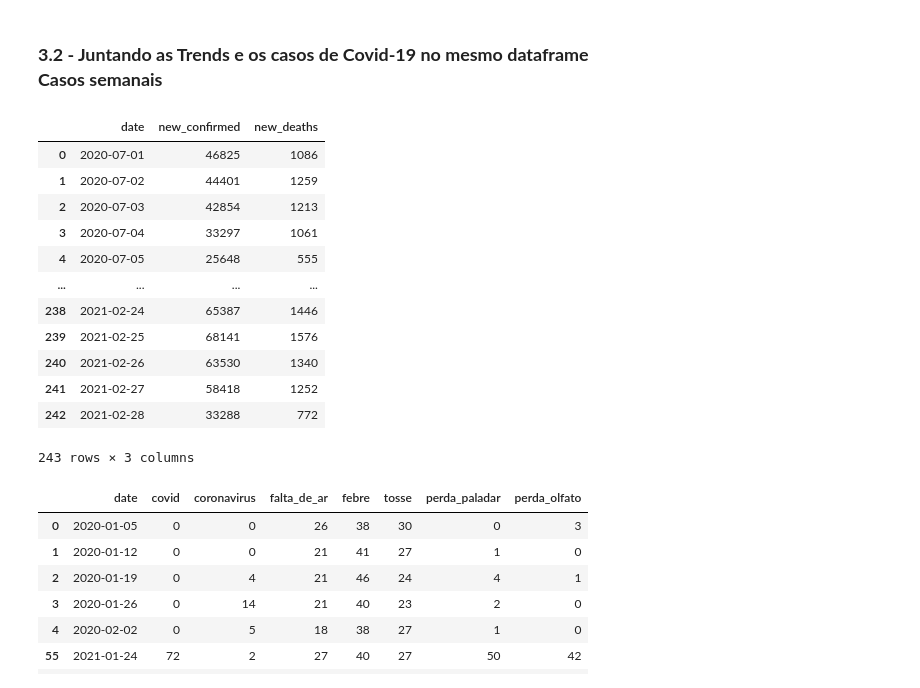
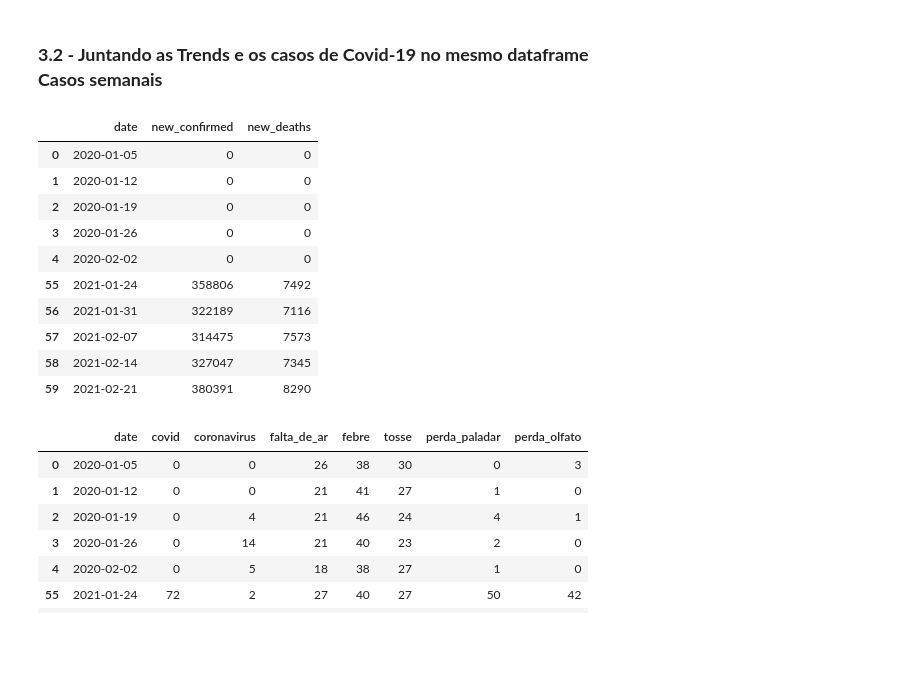
Before and after one commit to Klemersoncastro/google_trends_covid, a Jupyter notebook: 1. Trabalho Google Trends sintomas + casos covid19.ipynb, the cells around one changed output. Saved outputs shown, nothing was run; the diff lists cells and outputs as text; code cells hidden in the pictures; blank space fills up the shorter version.

```diff
--- a/1. Trabalho Google Trends sintomas + casos covid19.ipynb
+++ b/1. Trabalho Google Trends sintomas + casos covid19.ipynb
@@ -243,21 +243,19 @@ df_casosDiario_br
 ### **3.2 - Juntando as Trends e os casos de Covid-19 no mesmo dataframe <br> Casos semanais**
 # %%
 # Visualizando os casos de diário do Brasil
-df_covidDiario_br
+df_covidSemanal_br.iloc[[0,1,2,3,4,-5,-4,-3,-2,-1]]
 # %% [output]
 |  | date | new_confirmed | new_deaths |
-| 0 | 2020-07-01 | 46825 | 1086 |
-| 1 | 2020-07-02 | 44401 | 1259 |
-| 2 | 2020-07-03 | 42854 | 1213 |
-| 3 | 2020-07-04 | 33297 | 1061 |
-| 4 | 2020-07-05 | 25648 | 555 |
-| ... | ... | ... | ... |
-| 238 | 2021-02-24 | 65387 | 1446 |
-| 239 | 2021-02-25 | 68141 | 1576 |
-| 240 | 2021-02-26 | 63530 | 1340 |
-| 241 | 2021-02-27 | 58418 | 1252 |
-| 242 | 2021-02-28 | 33288 | 772 |
+| 0 | 2020-01-05 | 0 | 0 |
+| 1 | 2020-01-12 | 0 | 0 |
+| 2 | 2020-01-19 | 0 | 0 |
+| 3 | 2020-01-26 | 0 | 0 |
+| 4 | 2020-02-02 | 0 | 0 |
+| 55 | 2021-01-24 | 358806 | 7492 |
+| 56 | 2021-01-31 | 322189 | 7116 |
+| 57 | 2021-02-07 | 314475 | 7573 |
+| 58 | 2021-02-14 | 327047 | 7345 |
+| 59 | 2021-02-21 | 380391 | 8290 |
-243 rows × 3 columns
 # %%
 # Visualizando as trends de volume de pesquisa semanal do Brasil
 df_trendsSemanal_br.iloc[[0,1,2,3,4,-5,-4,-3,-2,-1]]
```
Also changed, not shown: parts of 4 cells of this notebook.
